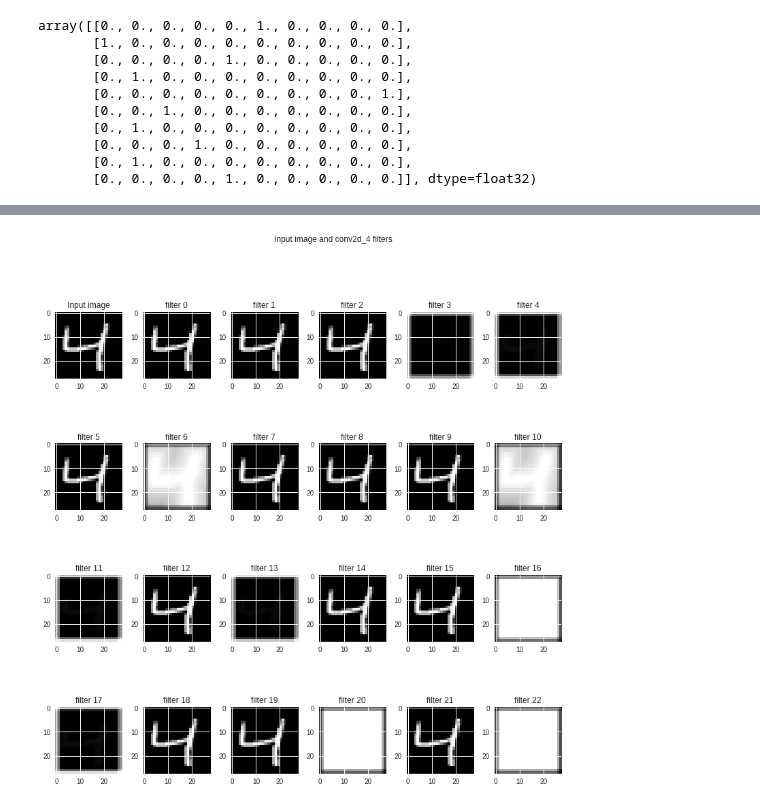
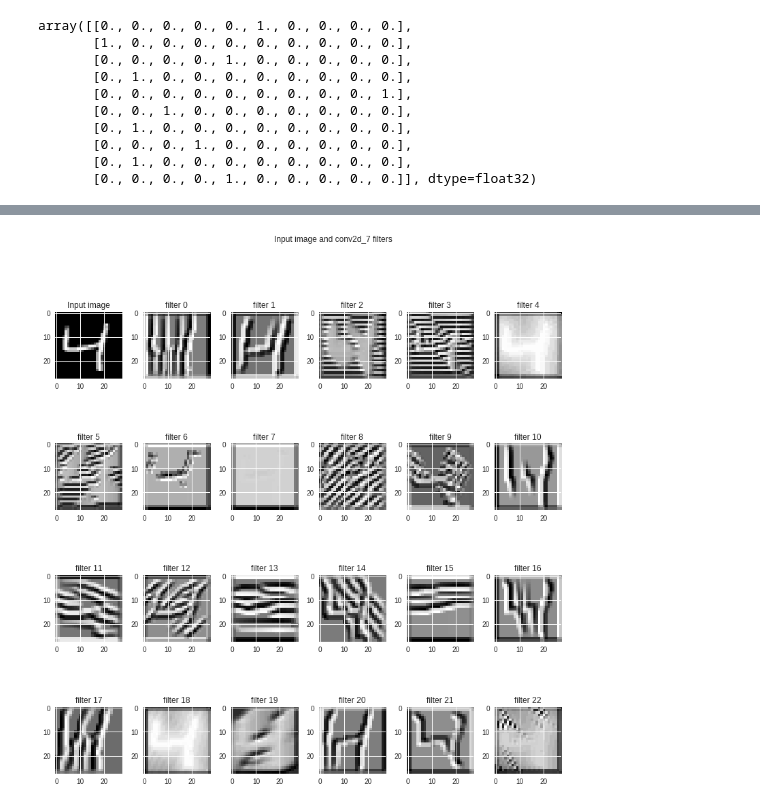
Before and after one commit to Curiousss/InkerIntern, a Jupyter notebook: 1st_DNN.ipynb, the cells around one changed output, grey strips where cells are left out. Cells and saved outputs as stored; diff of their text form; code cells hidden in the pictures.

```diff
--- a/1st_DNN.ipynb
+++ b/1st_DNN.ipynb
@@ -173,7 +168,7 @@ def deprocess_image(x):
     return x
 
 def vis_img_in_filter(img = np.array(X_train[2]).reshape((1, 28, 28, 1)).astype(np.float64),
-                      layer_name = 'conv2d_4'):
+                      layer_name = 'conv2d_7'):
     layer_output = layer_dict[layer_name].output
     img_ascs = list()
     for filter_index in range(layer_output.shape[3]):
@@ -196,31 +191,31 @@ def vis_img_in_filter(img = np.array(X_train[2]).reshape((1, 28, 28, 1)).astype(
         img_asc = np.array(img)
         # run gradient ascent for 20 steps
         for i in range(20):
             loss_value, grads_value = iterate([img_asc])
             img_asc += grads_value * step
 
         img_asc = img_asc[0]
         img_ascs.append(deprocess_image(img_asc).reshape((28, 28)))
 
     if layer_output.shape[3] >= 35:
         plot_x, plot_y = 6, 6
     elif layer_output.shape[3] >= 23:
         plot_x, plot_y = 4, 6
     elif layer_output.shape[3] >= 11:
         plot_x, plot_y = 2, 6
     else:
         plot_x, plot_y = 1, 2
     fig, ax = plt.subplots(plot_x, plot_y, figsize = (12, 12))
     ax[0, 0].imshow(img.reshape((28, 28)), cmap = 'gray')
     ax[0, 0].set_title('Input image')
     fig.suptitle('Input image and %s filters' % (layer_name,))
     fig.tight_layout(pad = 0.3, rect = [0, 0, 0.9, 0.9])
     for (x, y) in [(i, j) for i in range(plot_x) for j in range(plot_y)]:
         if x == 0 and y == 0:
             continue
         ax[x, y].imshow(img_ascs[x * plot_y + y - 1], cmap = 'gray')
         ax[x, y].set_title('filter %d' % (x * plot_y + y - 1))
 
 vis_img_in_filter()
 # %% [output]
-[figure, old version]
+[figure, new version]
```
Also changed, not shown: parts of 6 cells of this notebook.
